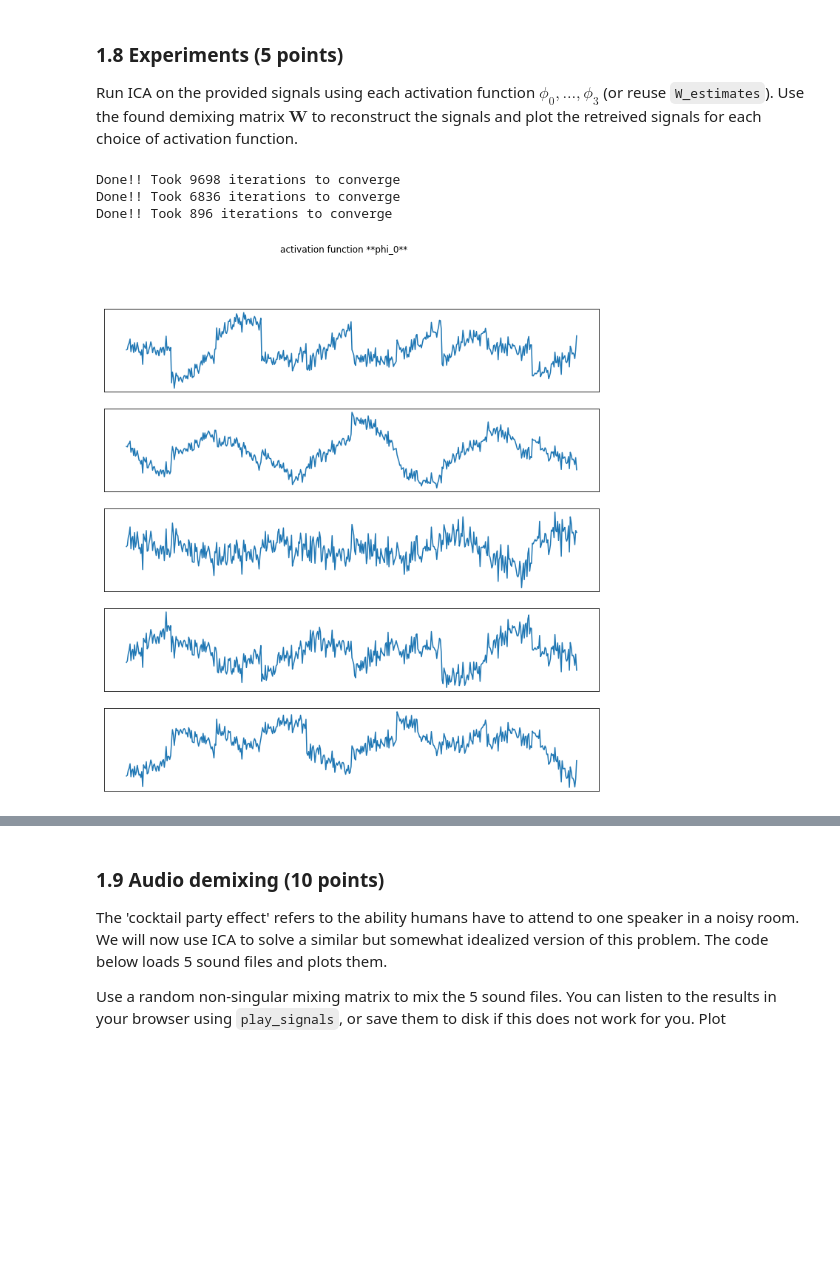
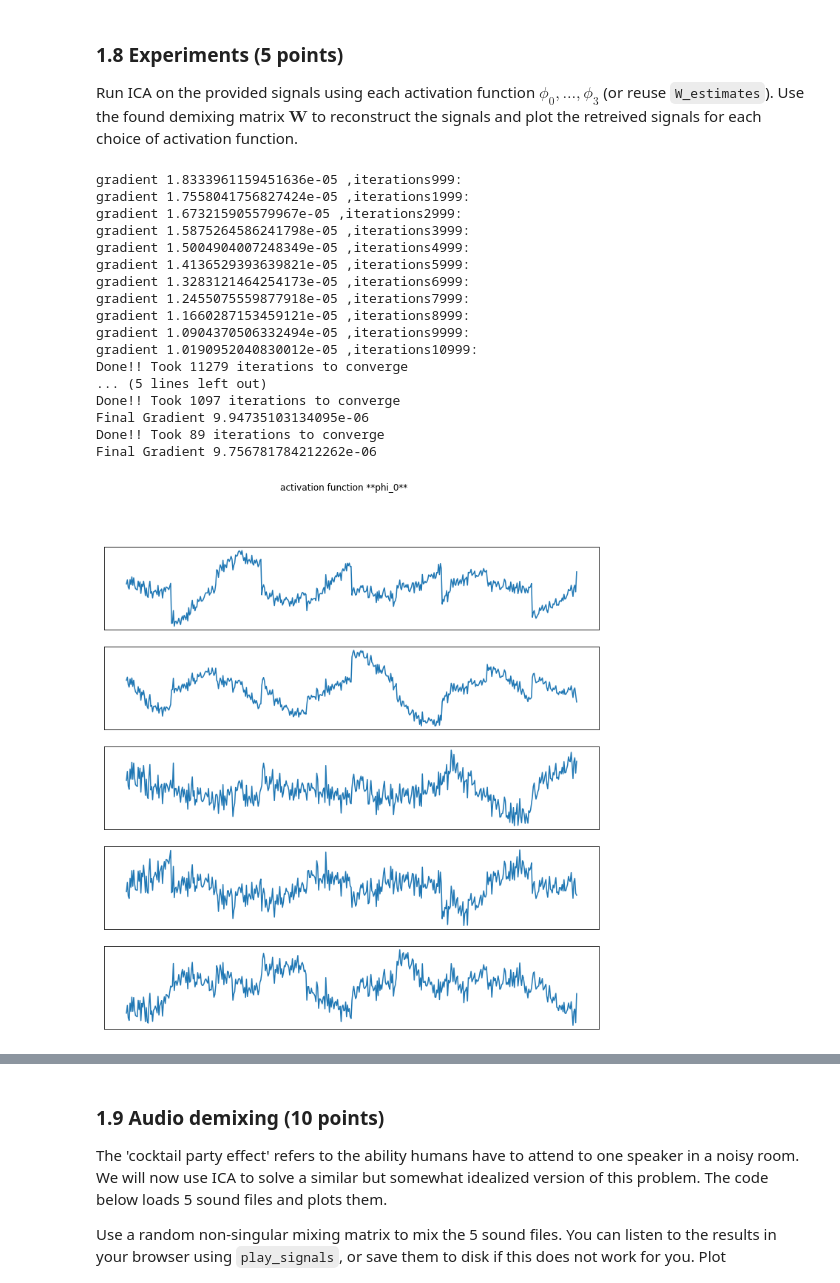
Before and after one commit to KrishnaTarun/ML2, a Jupyter notebook: lab1/lab1.ipynb, the cells around one changed output, grey strips where cells are left out. Saved outputs shown, nothing was run; the diff lists cells and outputs as text; code cells hidden in the pictures; blank space fills up the shorter version.

```diff
--- a/lab1/lab1.ipynb
+++ b/lab1/lab1.ipynb
@@ -336,18 +346,23 @@ def ICA(X, activation_function, learning_rate=0.1):
 
         #initial_estimates of W
         a = np.dot(W,X)
-        z = activation_function(a)
+        vect_act = np.vectorize(lambda a: activation_function(a))
+
+        z = vect_act(a)
         x_ = np.dot(W.T, a)
-        grad = W +np.dot(z, x_.T)
-
+        grad = W + np.dot(z, x_.T)
+        if (i+1) % 1000 == 0:
+            print("gradient {} ,iterations{}: ".format(np.linalg.norm(grad), i))
         #update weights
         W = W+learning_rate*(grad)
         if np.linalg.norm(grad)< 1e-5:
             print("Done!! Took {} iterations to converge".format(i+1))
+            print("Final Gradient {}".format(np.linalg.norm(grad)))
             break
+    print()
     return W
 
-W_est = ICA(Xw, phi_3)  # Compare with ICA(X)
+W_est = ICA(Xw, phi_0)  # Compare with ICA(X)
 s = np.dot(W_est, Xw)
 plot_signals(s)
 # %% [output]
@@ -369,22 +409,36 @@ Done!! Took 113 iterations to converge
 Run ICA on the provided signals using each activation function $\phi_0, \ldots, \phi_3$ (or reuse `W_estimates`). Use the found demixing matrix $\mathbf{W}$ to reconstruct the signals and plot the retreived signals for each choice of activation function.
 # %%
 W = ICA(Xw, phi_0)
-S = np.dot(W, Xw)
-plot_signals(S,"activation function **phi_0**")
+s = np.dot(W, Xw)
+plot_signals(s,"activation function **phi_0**")
 
 W = ICA(Xw, phi_1)
-S = np.dot(W, Xw)
-plot_signals(S,"activation function **phi_1**")
+s = np.dot(W, Xw)
+plot_signals(s,"activation function **phi_1**")
 
 W = ICA(Xw, phi_2)
-S = np.dot(W, Xw)
-plot_signals(S,"activation function **phi_2**")
+s = np.dot(W, Xw)
+plot_signals(s,"activation function **phi_2**")
 
 W = ICA(Xw, phi_3)
-S = np.dot(W, Xw)
-plot_signals(S,"activation function **phi_2**")
+s = np.dot(W, Xw)
+plot_signals(s,"activation function **phi_2**")
 # %% [output]
-Done!! Took 9698 iterations to converge
-Done!! Took 6836 iterations to converge
-Done!! Took 896 iterations to converge
+gradient 1.8333961159451636e-05 ,iterations999:
+gradient 1.7558041756827424e-05 ,iterations1999:
+gradient 1.673215905579967e-05 ,iterations2999:
+gradient 1.5875264586241798e-05 ,iterations3999:
+gradient 1.5004904007248349e-05 ,iterations4999:
+gradient 1.4136529393639821e-05 ,iterations5999:
+gradient 1.3283121464254173e-05 ,iterations6999:
+gradient 1.2455075559877918e-05 ,iterations7999:
+gradient 1.1660287153459121e-05 ,iterations8999:
+gradient 1.0904370506332494e-05 ,iterations9999:
+gradient 1.0190952040830012e-05 ,iterations10999:
+Done!! Took 11279 iterations to converge
+... (5 lines left out)
+Done!! Took 1097 iterations to converge
+Final Gradient 9.94735103134095e-06
+Done!! Took 89 iterations to converge
+Final Gradient 9.756781784212262e-06
-[figure, old version]
+[figure, new version]
```
Also changed, not shown: parts of 24 cells of this notebook.
